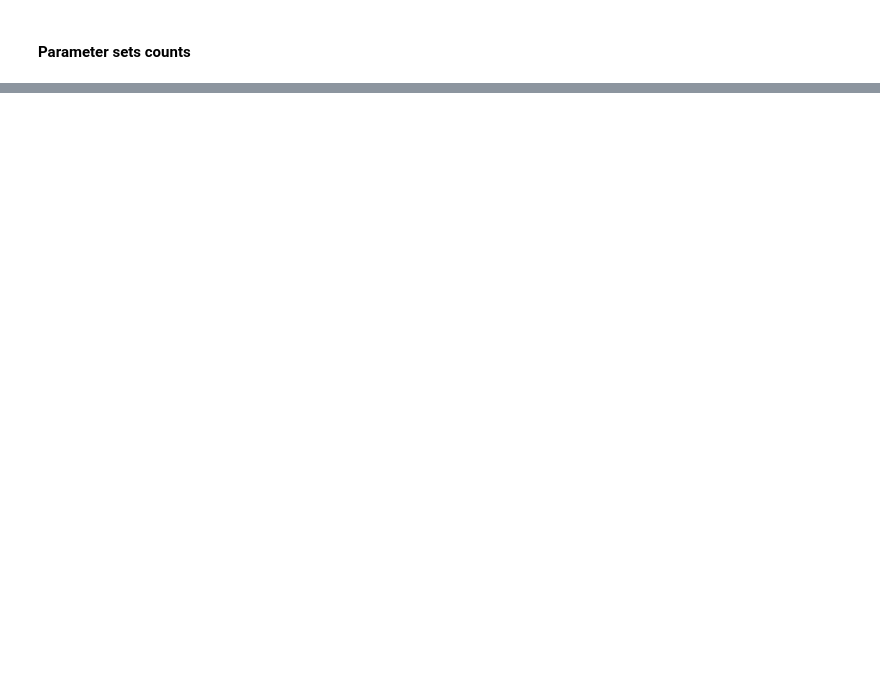
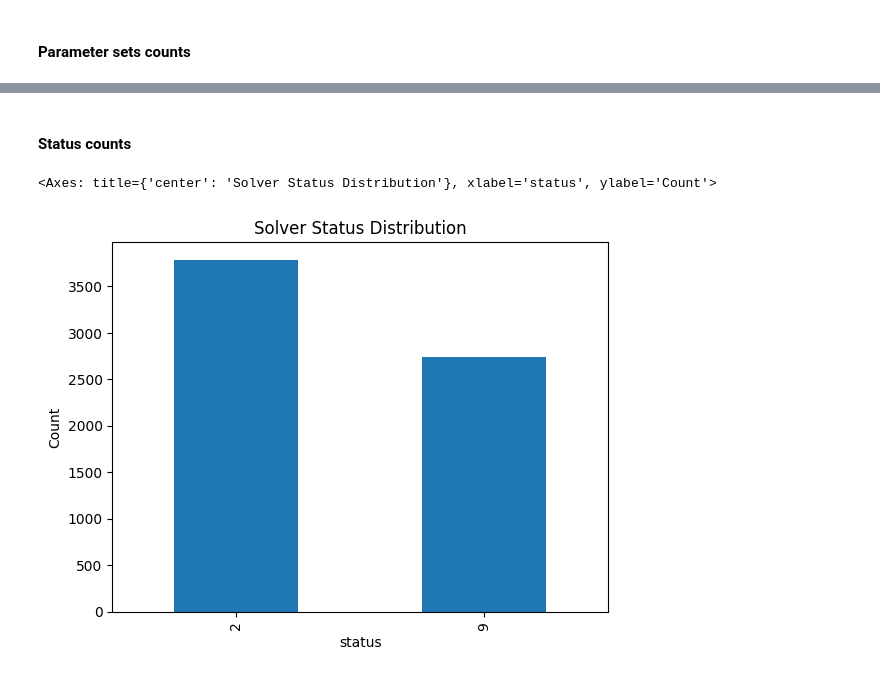
Before and after one commit to willweiao/MIP-Parameter-Tuning-with-Gurobi, a Jupyter notebook: notebook/03_dataset_analysis.ipynb, the cells around one changed output, grey strips where cells are left out. Saved outputs shown, nothing was run; the diff lists cells and outputs as text; code cells hidden in the pictures; blank space fills up the shorter version.

```diff
--- a/notebook/03_dataset_analysis.ipynb
+++ b/notebook/03_dataset_analysis.ipynb
@@ -31,0 +36,8 @@ param_counts.plot(kind="bar", title="Parameter ID Distribution", xlabel="param_i
+# %% [markdown]
+#### Status counts
+# %%
+status_counts = df["status"].value_counts().sort_index()
+status_counts.plot(kind="bar", title="Solver Status Distribution", xlabel="status", ylabel="Count")
+# %% [output]
+<Axes: title={'center': 'Solver Status Distribution'}, xlabel='status', ylabel='Count'>
+[figure, added]
```
Also changed, not shown: parts of 17 cells of this notebook.
